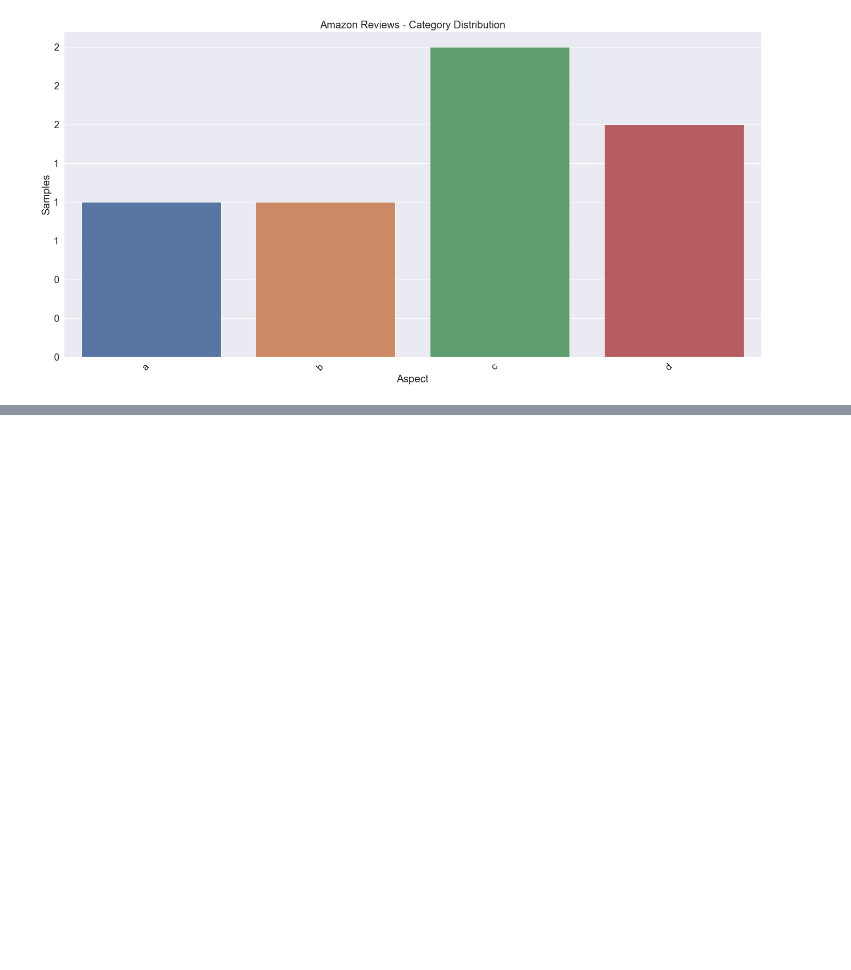
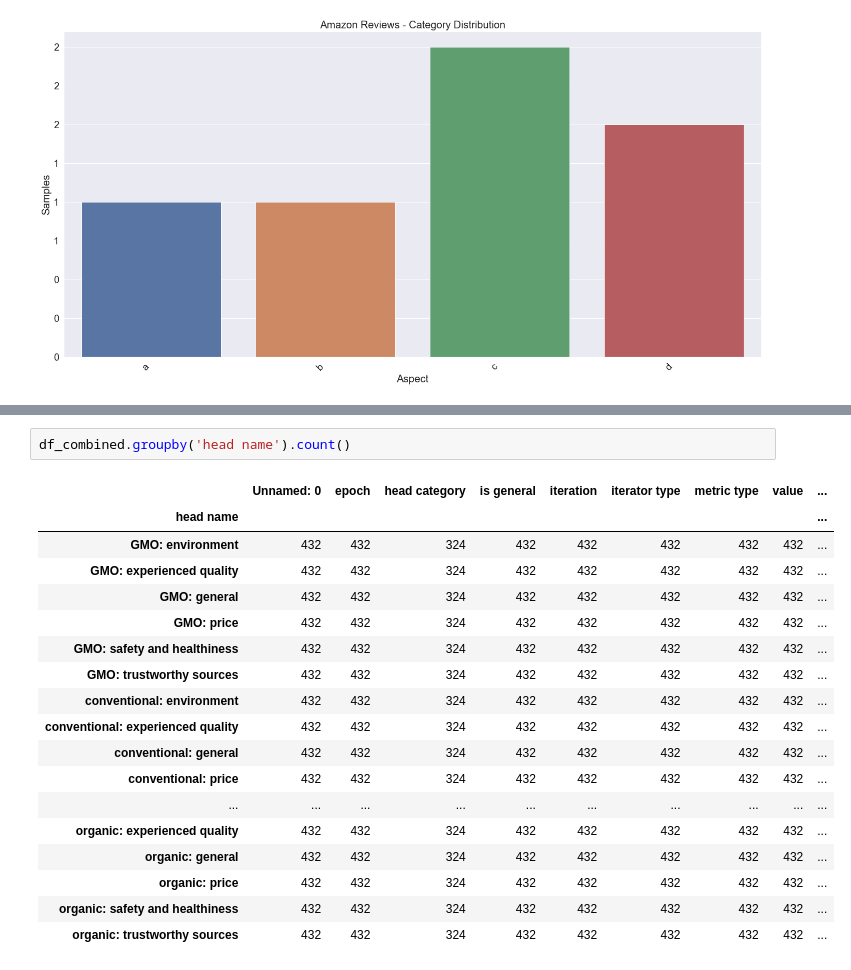
Before and after one commit to felixSchober/ABSA-Transformer, a Jupyter notebook: 00_Graphs.ipynb, the cells around one changed output, grey strips where cells are left out. Cells and saved outputs as stored; diff of their text form; blank space fills up the shorter version.

```diff
--- a/00_Graphs.ipynb
+++ b/00_Graphs.ipynb
@@ -256,0 +333,21 @@ ax.yaxis.set_major_formatter(mpl.ticker.StrMethodFormatter('{x:,.0f}'))
+# %%
+df_combined.groupby('head name').count()
+# %% [output]
+|  | Unnamed: 0 | epoch | head category | is general | iteration | iterator type | metric type | value | ... |
+| head name |  |  |  |  |  |  |  |  | ... |
+| GMO: environment | 432 | 432 | 324 | 432 | 432 | 432 | 432 | 432 | ... |
+| GMO: experienced quality | 432 | 432 | 324 | 432 | 432 | 432 | 432 | 432 | ... |
+| GMO: general | 432 | 432 | 324 | 432 | 432 | 432 | 432 | 432 | ... |
+| GMO: price | 432 | 432 | 324 | 432 | 432 | 432 | 432 | 432 | ... |
+| GMO: safety and healthiness | 432 | 432 | 324 | 432 | 432 | 432 | 432 | 432 | ... |
+| GMO: trustworthy sources | 432 | 432 | 324 | 432 | 432 | 432 | 432 | 432 | ... |
+| conventional: environment | 432 | 432 | 324 | 432 | 432 | 432 | 432 | 432 | ... |
+| conventional: experienced quality | 432 | 432 | 324 | 432 | 432 | 432 | 432 | 432 | ... |
+| conventional: general | 432 | 432 | 324 | 432 | 432 | 432 | 432 | 432 | ... |
+| conventional: price | 432 | 432 | 324 | 432 | 432 | 432 | 432 | 432 | ... |
+| ... | ... | ... | ... | ... | ... | ... | ... | ... | ... |
+| organic: experienced quality | 432 | 432 | 324 | 432 | 432 | 432 | 432 | 432 | ... |
+| organic: general | 432 | 432 | 324 | 432 | 432 | 432 | 432 | 432 | ... |
+| organic: price | 432 | 432 | 324 | 432 | 432 | 432 | 432 | 432 | ... |
+| organic: safety and healthiness | 432 | 432 | 324 | 432 | 432 | 432 | 432 | 432 | ... |
+| organic: trustworthy sources | 432 | 432 | 324 | 432 | 432 | 432 | 432 | 432 | ... |
```
Also changed, not shown: parts of 6 cells of this notebook.
